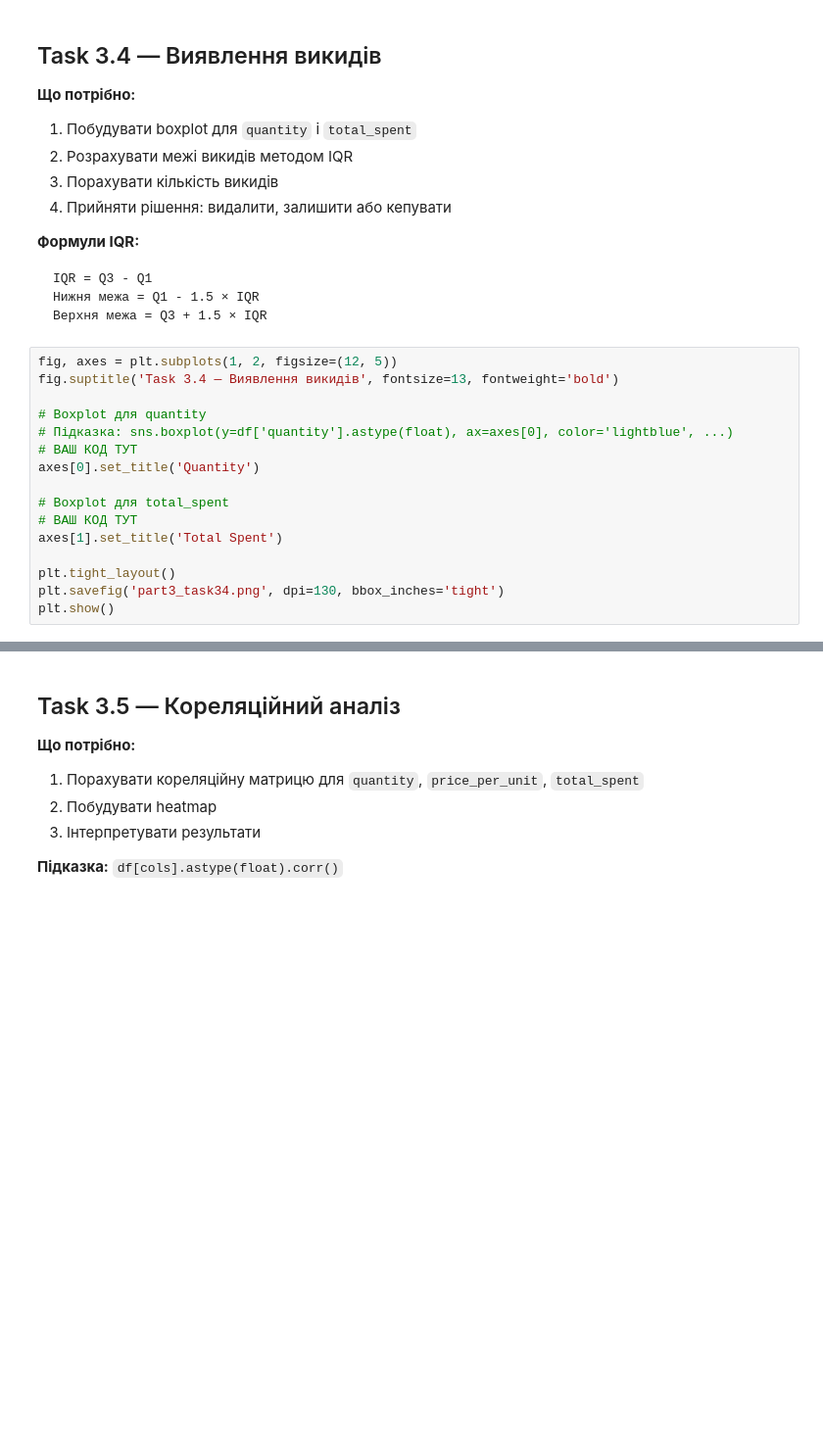
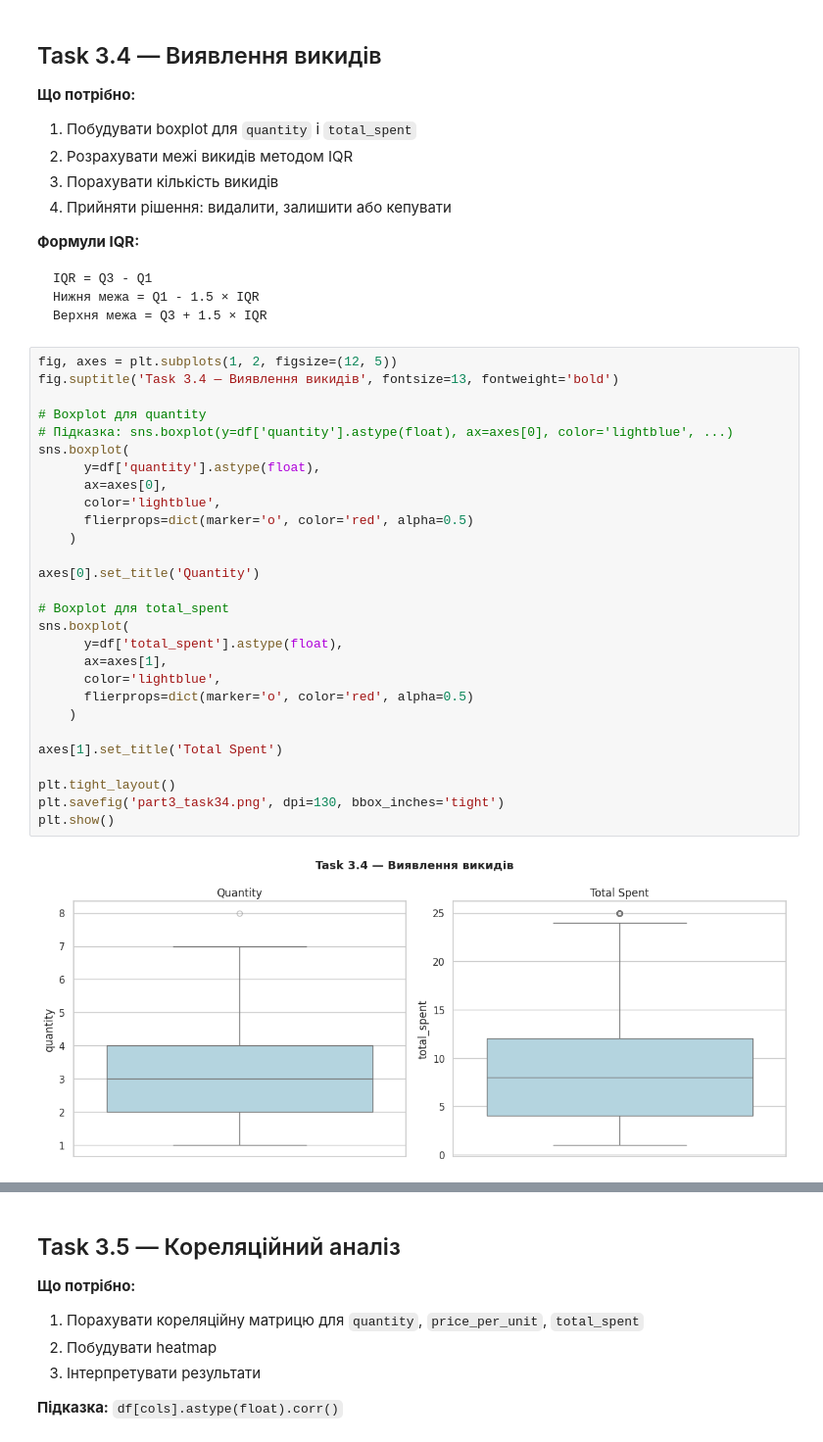
Before and after one commit to NadiiaIvashchuk/Cafe_Sales, a Jupyter notebook: cafe_eda_workbook_version2.ipynb, the cells around one changed output, grey strips where cells are left out. Shown at 98% size. Drawn from its saved outputs; the diff is of its cells as text; blank space fills up the shorter version.

```diff
--- a/cafe_eda_workbook_version2.ipynb
+++ b/cafe_eda_workbook_version2.ipynb
@@ -861,18 +871,32 @@ IQR = Q3 - Q1
 # %%
 fig, axes = plt.subplots(1, 2, figsize=(12, 5))
 fig.suptitle('Task 3.4 — Виявлення викидів', fontsize=13, fontweight='bold')
 
 # Boxplot для quantity
 # Підказка: sns.boxplot(y=df['quantity'].astype(float), ax=axes[0], color='lightblue', ...)
-# ВАШ КОД ТУТ
+sns.boxplot(
+      y=df['quantity'].astype(float),
+      ax=axes[0],
+      color='lightblue',
+      flierprops=dict(marker='o', color='red', alpha=0.5)
+    )
+
 axes[0].set_title('Quantity')
 
 # Boxplot для total_spent
-# ВАШ КОД ТУТ
+sns.boxplot(
+      y=df['total_spent'].astype(float),
+      ax=axes[1],
+      color='lightblue',
+      flierprops=dict(marker='o', color='red', alpha=0.5)
+    )
+
 axes[1].set_title('Total Spent')
 
 plt.tight_layout()
 plt.savefig('part3_task34.png', dpi=130, bbox_inches='tight')
 plt.show()
+# %% [output]
+[figure, added]
 # %%
 # Кількісний аналіз викидів методом IQR
```
Also changed, not shown: parts of 19 cells of this notebook.
